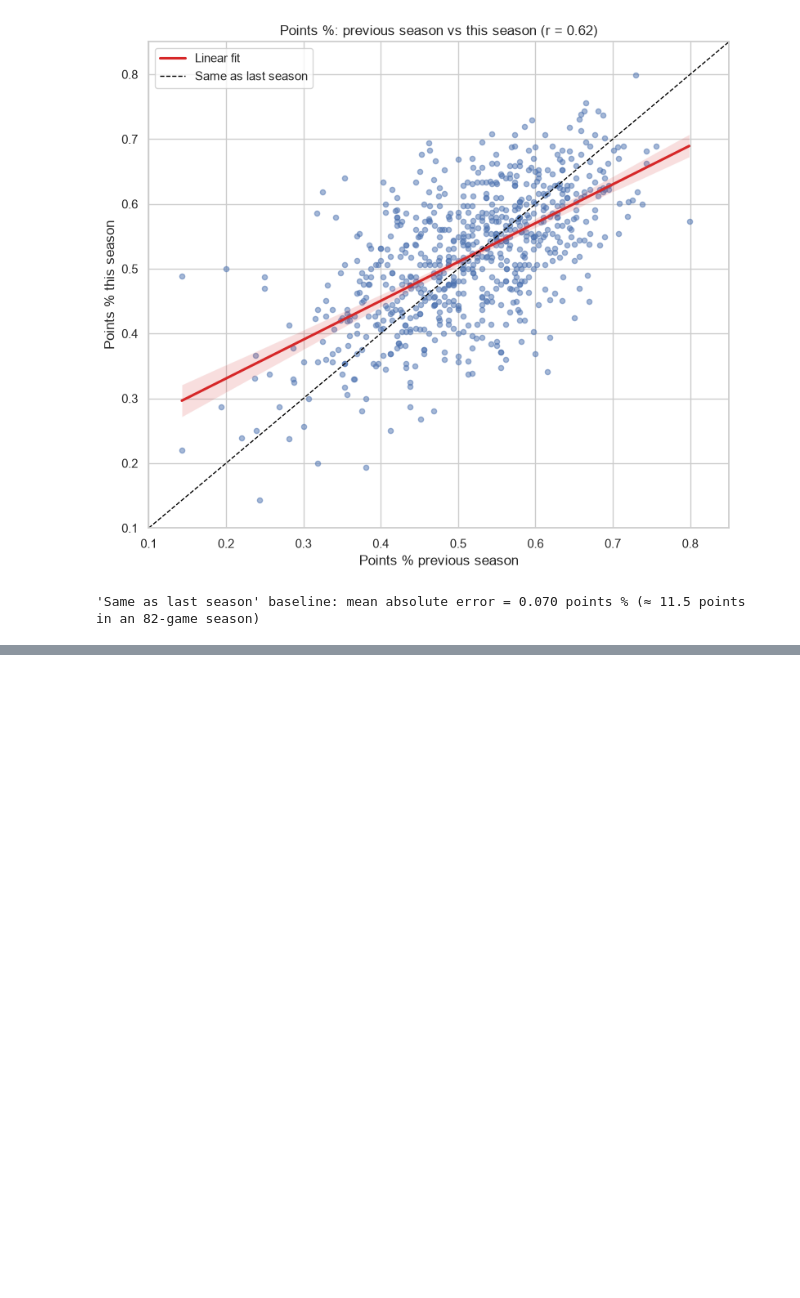
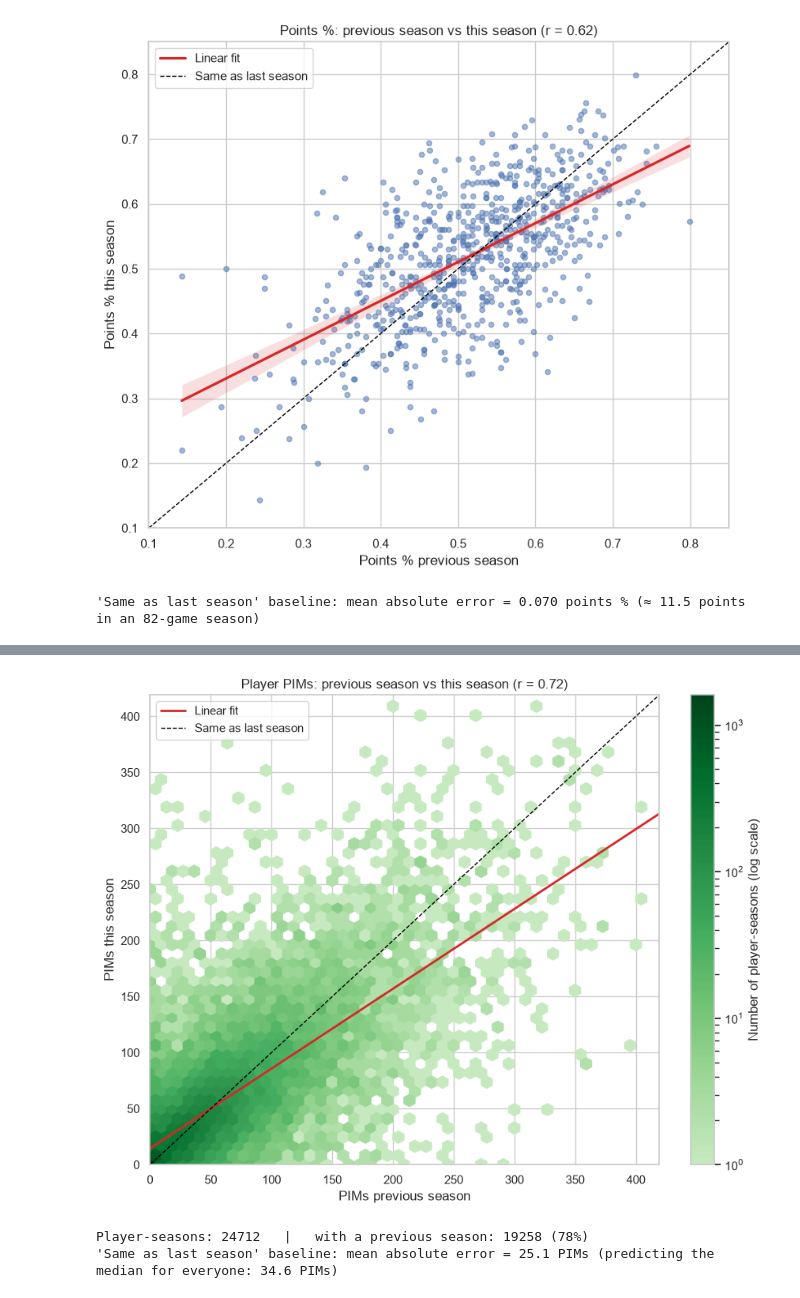
Before and after one commit to Nathan-Pinheiro/AC_hockey_predictions, a Jupyter notebook: data_analysis.ipynb, the cells around one changed output, grey strips where cells are left out. Saved outputs shown, nothing was run; the diff lists cells and outputs as text; code cells hidden in the pictures; blank space fills up the shorter version.

```diff
--- a/data_analysis.ipynb
+++ b/data_analysis.ipynb
@@ -379,0 +385,13 @@ print(f"'Same as last season' baseline: mean absolute error = {mean_absolute_err
+# %%
+scoring = pd.read_csv('./data/Scoring.csv')
+scoring_1979 = scoring[scoring["year"] >= 1979]
+
+pims_max = scoring_1979["PIM"].max()
+pims_min = scoring_1979["PIM"].min()
+pims_mean = scoring_1979["PIM"].mean()
+pims_median = scoring_1979["PIM"].median()
+
+display(pims_max)
+display(pims_min)
+display(pims_mean)
+display(pims_median)
@@ -379,0 +487,42 @@ print(f"'Same as last season' baseline: mean absolute error = {mean_absolute_err
+# %%
+from matplotlib.colors import LinearSegmentedColormap
+
+pims_player_df["prev_year"] = pims_player_df.groupby("playerID")["year"].shift(1)
+pims_player_df["prev_total_PIMs"] = pims_player_df.groupby("playerID")["total_PIMs"].shift(1)
+expected_prev = pims_player_df["year"].sub(1).where(pims_player_df["year"] != 2005, 2003)
+consecutive = pims_player_df["prev_year"] == expected_prev
+
+pairs = pims_player_df[consecutive]
+correlation_coefficient = pairs["prev_total_PIMs"].corr(pairs["total_PIMs"])
+mean_absolute_error = (pairs["prev_total_PIMs"] - pairs["total_PIMs"]).abs().mean()
+median_mae = (pims_player_df["total_PIMs"] - pims_player_df["total_PIMs"].median()).abs().mean()
+
+fig, ax = plt.subplots(figsize=(9, 7))
+
+# Many points overlap too much for a scatter plot, so show density with hexagons
+greens = LinearSegmentedColormap.from_list("greens_dark", plt.cm.Greens(np.linspace(0.25, 1, 256)))
+hb = ax.hexbin(pairs["prev_total_PIMs"], pairs["total_PIMs"], gridsize=45, bins="log",
+               cmap=greens, mincnt=1)
+fig.colorbar(hb, ax=ax, label="Number of player-seasons (log scale)")
+
+slope, intercept = np.polyfit(pairs["prev_total_PIMs"], pairs["total_PIMs"], 1)
+lims = [0, pims_player_df["total_PIMs"].max() + 10]
+ax.plot(lims, [intercept + slope * x for x in lims], color="#d62728", linewidth=2, label="Linear fit")
+ax.plot(lims, lims, color="black", linestyle="--", linewidth=1, label="Same as last season")
+ax.set_xlim(lims)
+ax.set_ylim(lims)
+
+ax.set_title(f"Player PIMs: previous season vs this season (r = {correlation_coefficient:.2f})")
+ax.set_xlabel("PIMs previous season")
+ax.set_ylabel("PIMs this season")
+ax.legend(loc="upper left")
+plt.tight_layout()
+plt.show()
+
+print(f"Player-seasons: {len(pims_player_df)}   |   with a previous season: {len(pairs)} ({len(pairs) / len(pims_player_df):.0%})")
+print(f"'Same as last season' baseline: mean absolute error = {mean_absolute_error:.1f} PIMs "
+      f"(predicting the median for everyone: {median_mae:.1f} PIMs)")
+# %% [output]
+[figure, added]
+Player-seasons: 24712   |   with a previous season: 19258 (78%)
+'Same as last season' baseline: mean absolute error = 25.1 PIMs (predicting the median for everyone: 34.6 PIMs)
```
Also changed, not shown: parts of 17 cells of this notebook, 2 other files.
